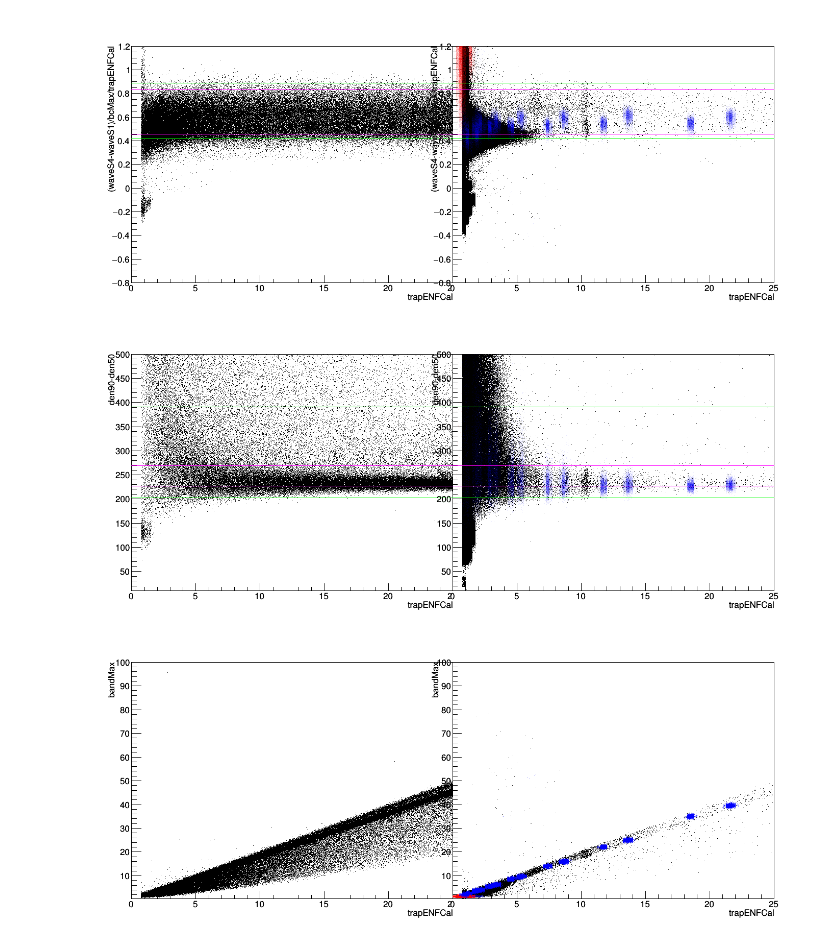
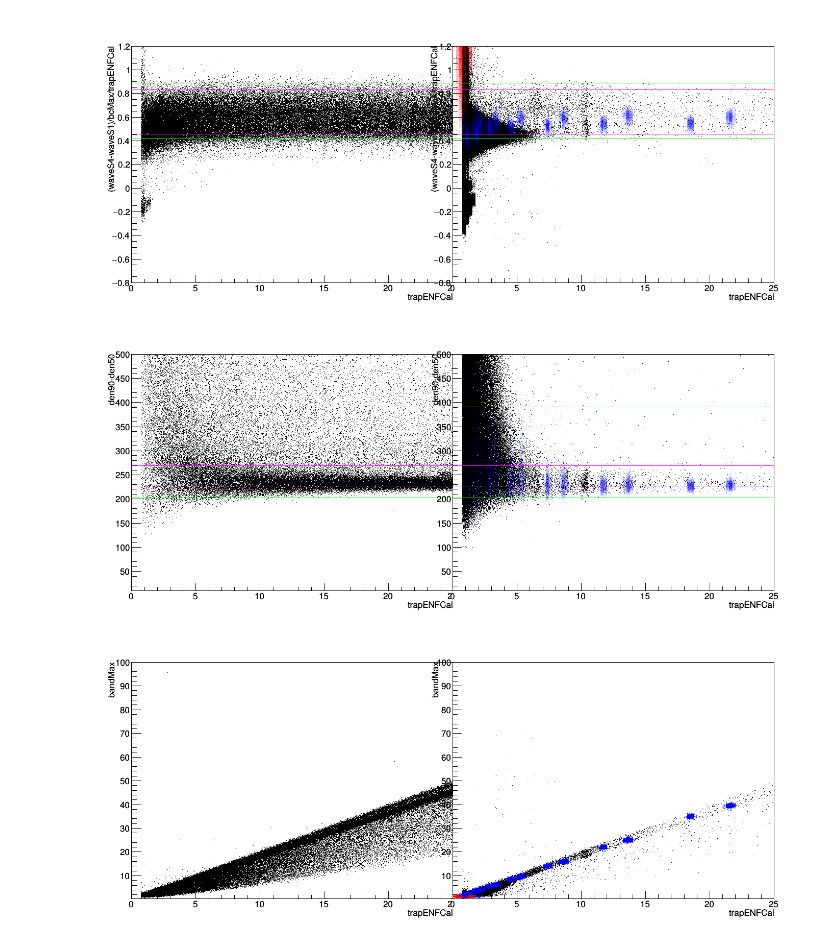
Before and after one commit to bxyzhu/IPython, a Jupyter notebook: latPlots_ds0.ipynb, the cells around one changed output. Saved outputs shown, nothing was run; the diff lists cells and outputs as text; code cells hidden in the pictures.

```diff
--- a/latPlots_ds0.ipynb
+++ b/latPlots_ds0.ipynb
@@ -151,29 +151,29 @@ c1.Draw()
 # %%
 c1.cd(1); ROOT.gPad.SetLogy(0); c1.cd(2); ROOT.gPad.SetLogy(0)
 xBins, xBinL, xBinH = 100, 0, 25
 yBins, yBinL, yBinH = 10000, 10, 500
 xStr, yStr = 'trapENFCal', 'den90-den50'
-h1=ROOT.TH2D("h1","",xBins,xBinL,xBinH,yBins,yBinL,yBinH);cal.Project("h1",yStr+":"+xStr,theCut)
-h2=ROOT.TH2D("h2","",xBins,xBinL,xBinH,yBins,yBinL,yBinH);bg.Project("h2",yStr+":"+xStr,theCut)
-h3=ROOT.TH2D("h3","",xBins,xBinL,xBinH,yBins,yBinL,yBinH);FT.Project("h3",yStr+":"+xStr,FTCut)
-h4=ROOT.TH2D("h4","",xBins,xBinL,xBinH,yBins,yBinL,yBinH);Ext.Project("h4",yStr+":"+xStr,ExtCut)
+h1=ROOT.TH2D("h1","",xBins,xBinL,xBinH,yBins,yBinL,yBinH);cal.Project("h1",yStr+":"+xStr,theCut+'&& bcMax < 600')
+h2=ROOT.TH2D("h2","",xBins,xBinL,xBinH,yBins,yBinL,yBinH);bg.Project("h2",yStr+":"+xStr,theCut+'&& bcMax < 600')
+h3=ROOT.TH2D("h3","",xBins,xBinL,xBinH,yBins,yBinL,yBinH);FT.Project("h3",yStr+":"+xStr,FTCut+'&& bcMax < 600')
+h4=ROOT.TH2D("h4","",xBins,xBinL,xBinH,yBins,yBinL,yBinH);Ext.Project("h4",yStr+":"+xStr,ExtCut+'&& bcMax < 600')
 h1.GetXaxis().SetTitle(xStr); h1.GetYaxis().SetTitle(yStr)
 h2.GetXaxis().SetTitle(xStr); h2.GetYaxis().SetTitle(yStr)
 c1.cd(1); h1.Draw()
 line99.DrawLine(xBinL, 391.000, xBinH, 391.000)
 line95.DrawLine(xBinL, 269.000, xBinH, 269.000)
 line95.DrawLine(xBinL, 227.000, xBinH, 227.000)
 line99.DrawLine(xBinL, 203.000, xBinH, 203.000)
 c1.cd(2); h2.Draw()
 h3.SetMarkerColorAlpha(ROOT.kRed, 0.1); h3.Draw("SAME")
 h4.SetMarkerColorAlpha(ROOT.kBlue, 0.1); h4.Draw("SAME")
 line99.DrawLine(xBinL, 391.000, xBinH, 391.000)
 line95.DrawLine(xBinL, 269.000, xBinH, 269.000)
 line95.DrawLine(xBinL, 227.000, xBinH, 227.000)
 line99.DrawLine(xBinL, 203.000, xBinH, 203.000)
 c1.Draw()
 # %% [output]
-[figure, old version]
+[figure, new version]
 # %%
 c1.cd(1); ROOT.gPad.SetLogy(0); c1.cd(2); ROOT.gPad.SetLogy(0)
 xBins, xBinL, xBinH = 100, 0, 25
```
Also changed, not shown: parts of 7 cells of this notebook, 3 other files.
